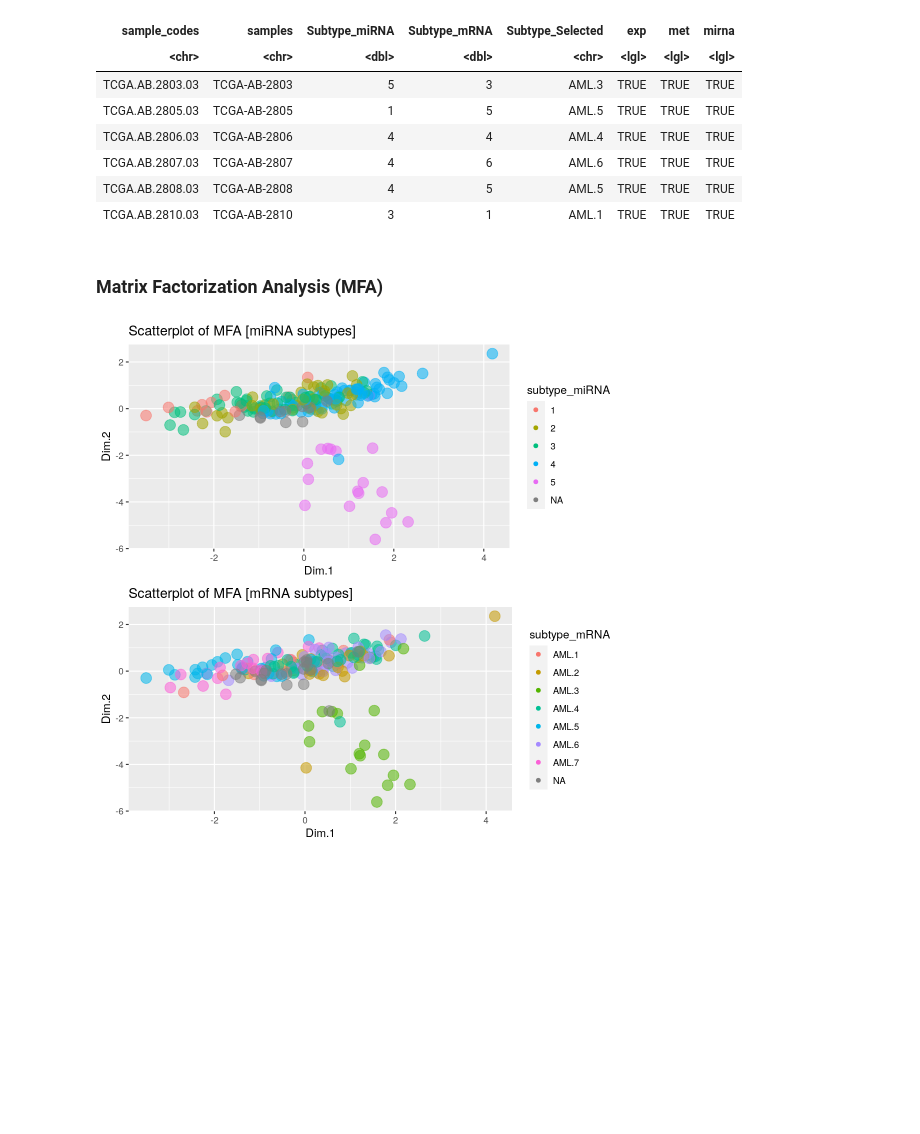
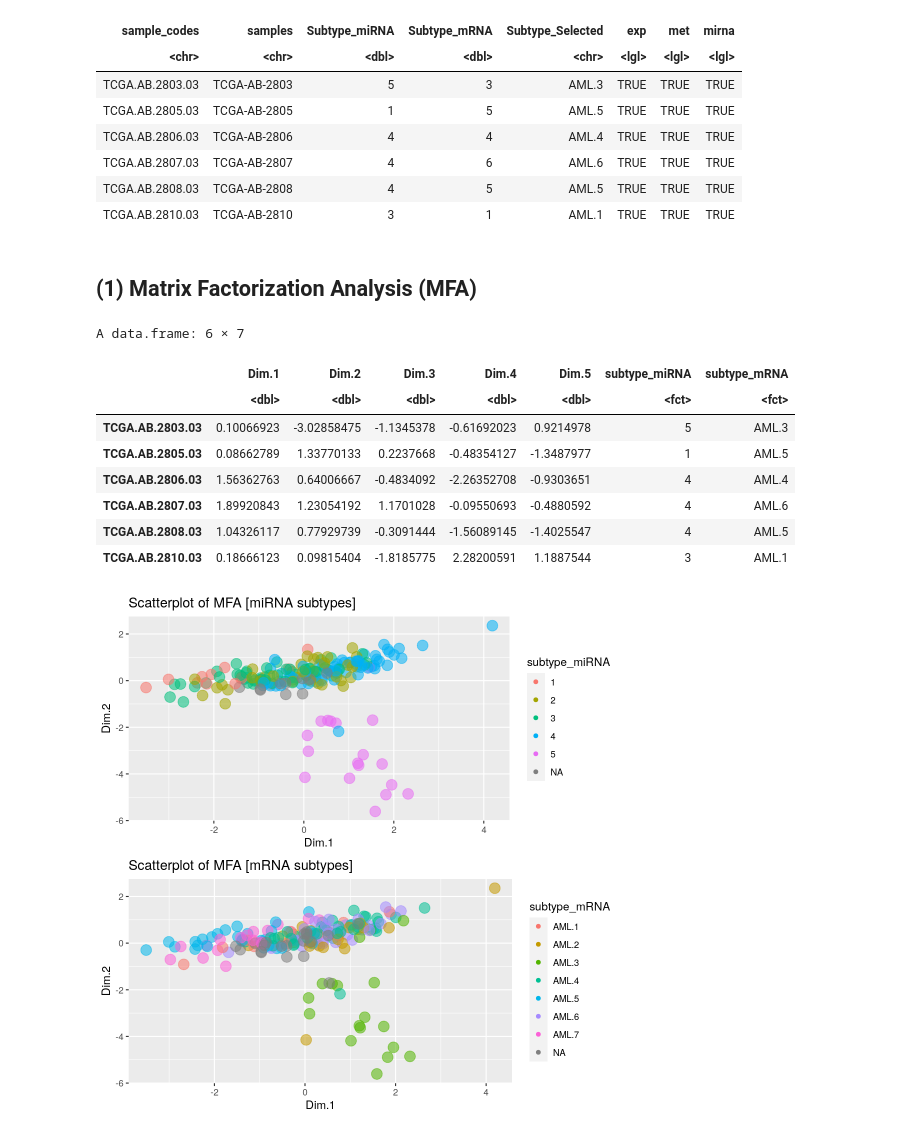
Before and after one commit to sienkie/multi-omics-hackathon, a Jupyter notebook: 2_Data_integration.ipynb, the cells around one changed output. Drawn from its saved outputs; the diff is of its cells as text; code cells hidden in the pictures; blank space fills up the shorter version.

```diff
--- a/2_Data_integration.ipynb
+++ b/2_Data_integration.ipynb
@@ -62,7 +64,7 @@ A tibble: 6 × 8
 | TCGA.AB.2808.03 | TCGA-AB-2808 | 4 | 5 | AML.5 | TRUE | TRUE | TRUE |
 | TCGA.AB.2810.03 | TCGA-AB-2810 | 3 | 1 | AML.1 | TRUE | TRUE | TRUE |
 # %% [markdown]
-### Matrix Factorization Analysis (MFA)
+## (1) Matrix Factorization Analysis (MFA)
 # %%
 # run the MFA function from the FactoMineR package (this may take a couple of minutes)
 r.mfa <- MFA(
@@ -72,15 +74,24 @@ r.mfa <- MFA(
 # %%
 # first, extract the H and W matrices from the MFA run result
 mfa.h <- r.mfa$global.pca$ind$coord
 mfa.w <- r.mfa$quanti.var$coord
 
 # create a dataframe with the H matrix and the CMS label
 mfa_df <- as.data.frame(mfa.h)
 mfa_df$subtype_miRNA <- factor(subtypes_data$Subtype_miRNA)
 mfa_df$subtype_mRNA <- factor(subtypes_data$Subtype_Selected)
 
-mfa_df %>%
-    as_tibble() %>% head()
+mfa_df %>% head()
+# %% [output]
+A data.frame: 6 × 7
+|  | Dim.1 | Dim.2 | Dim.3 | Dim.4 | Dim.5 | subtype_miRNA | subtype_mRNA |
+|  | <dbl> | <dbl> | <dbl> | <dbl> | <dbl> | <fct> | <fct> |
+| TCGA.AB.2803.03 | 0.10066923 | -3.02858475 | -1.1345378 | -0.61692023 | 0.9214978 | 5 | AML.3 |
+| TCGA.AB.2805.03 | 0.08662789 | 1.33770133 | 0.2237668 | -0.48354127 | -1.3487977 | 1 | AML.5 |
+| TCGA.AB.2806.03 | 1.56362763 | 0.64006667 | -0.4834092 | -2.26352708 | -0.9303651 | 4 | AML.4 |
+| TCGA.AB.2807.03 | 1.89920843 | 1.23054192 | 1.1701028 | -0.09550693 | -0.4880592 | 4 | AML.6 |
+| TCGA.AB.2808.03 | 1.04326117 | 0.77929739 | -0.3091444 | -1.56089145 | -1.4025547 | 4 | AML.5 |
+| TCGA.AB.2810.03 | 0.18666123 | 0.09815404 | -1.8185775 | 2.28200591 | 1.1887544 | 3 | AML.1 |
 # %%
 # inspect sample separation by existing subtypes
 p1 <- mfa_df %>%
```
Also changed, not shown: parts of 32 cells of this notebook, 1 other file.
